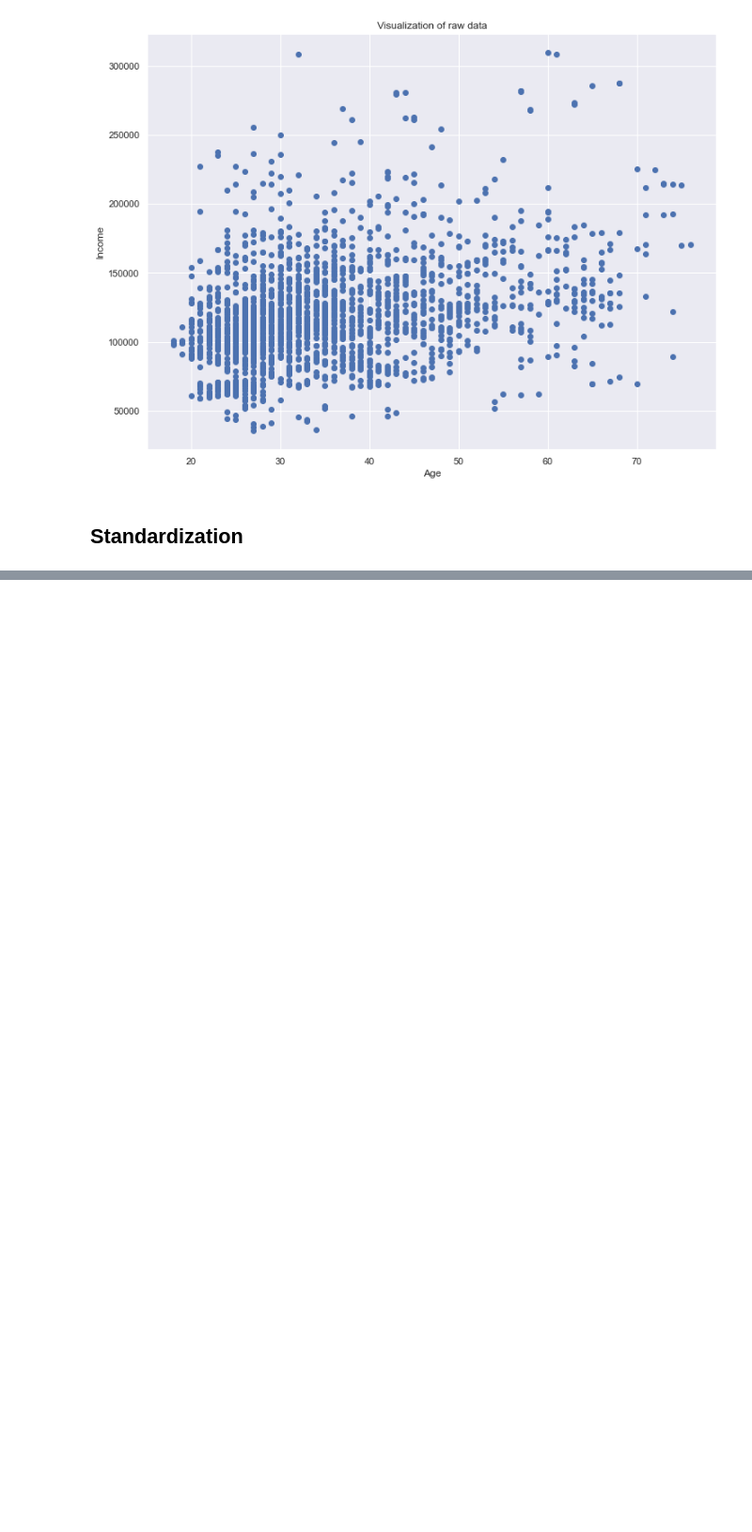
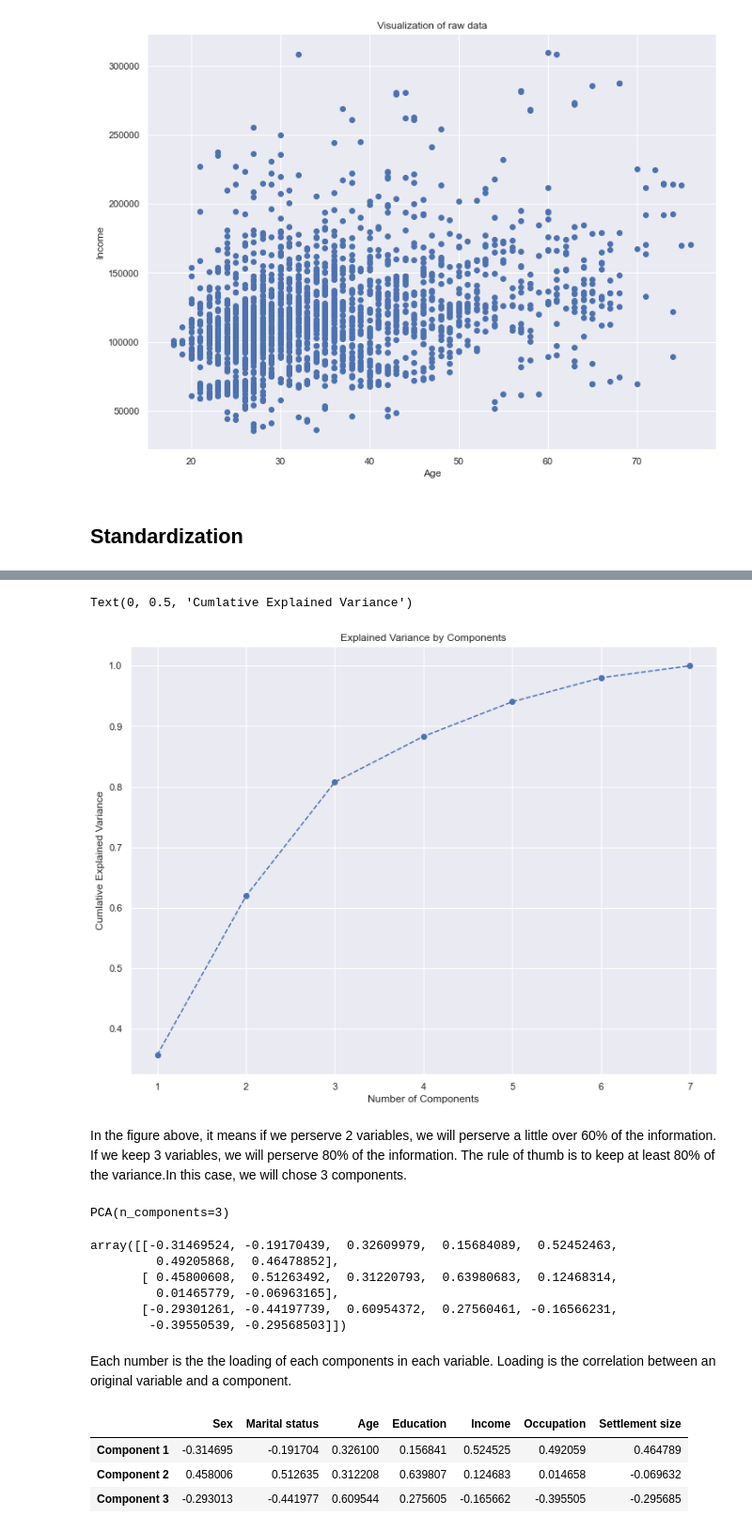
Before and after one commit to DrBoLi/Customer-Segementation, a Jupyter notebook: Customer Segmentation.ipynb, the cells around one changed output, grey strips where cells are left out. Shown at 94% size. Saved outputs shown, nothing was run; the diff lists cells and outputs as text; code cells hidden in the pictures; blank space fills up the shorter version.

```diff
--- a/Customer Segmentation.ipynb
+++ b/Customer Segmentation.ipynb
@@ -82,0 +269,41 @@ segmentation_std = scaler.fit_transform(df_segmentation)
+# %%
+# visualize the cumulative explained variance
+plt.figure(figsize = (12,9))
+plt.plot(range(1,8), pca.explained_variance_ratio_.cumsum(),marker = 'o',linestyle = '--')
+plt.title('Explained Variance by Components')
+plt.xlabel('Number of Components')
+plt.ylabel('Cumlative Explained Variance')
+# %% [output]
+Text(0, 0.5, 'Cumlative Explained Variance')
+[figure, added]
+# %% [markdown]
+In the figure above, it means if we perserve 2 variables, we will perserve a little over 60% of the information. If we keep 3 variables, we will perserve 80% of the information. The rule of thumb is to keep at least 80% of the variance.In this case, we will chose 3 components.
+# %%
+#choose 3 components for our analysis
+pca = PCA(n_components = 3)
+pca.fit(segmentation_std)
+# %% [output]
+PCA(n_components=3)
+# %%
+#PCA results below displays a 3 by 7 array.
+pca.components_
+# %% [output]
+array([[-0.31469524, -0.19170439,  0.32609979,  0.15684089,  0.52452463,
+         0.49205868,  0.46478852],
+       [ 0.45800608,  0.51263492,  0.31220793,  0.63980683,  0.12468314,
+         0.01465779, -0.06963165],
+       [-0.29301261, -0.44197739,  0.60954372,  0.27560461, -0.16566231,
+        -0.39550539, -0.29568503]])
+# %% [markdown]
+Each number is the the loading of each components in each variable. Loading is the correlation between an original variable and a component.
+# %%
+# put the data into pandas dataframe to make it easier to be examined
+df_pca_comp = pd.DataFrame(data = pca.components_,
+                          columns = df_segmentation.columns.values,
+                          index = ['Component 1', 'Component 2', 'Component 3'])
+df_pca_comp
+# %% [output]
+|  | Sex | Marital status | Age | Education | Income | Occupation | Settlement size |
+| Component 1 | -0.314695 | -0.191704 | 0.326100 | 0.156841 | 0.524525 | 0.492059 | 0.464789 |
+| Component 2 | 0.458006 | 0.512635 | 0.312208 | 0.639807 | 0.124683 | 0.014658 | -0.069632 |
+| Component 3 | -0.293013 | -0.441977 | 0.609544 | 0.275605 | -0.165662 | -0.395505 | -0.295685 |
```
Also changed, not shown: parts of 57 cells of this notebook.
